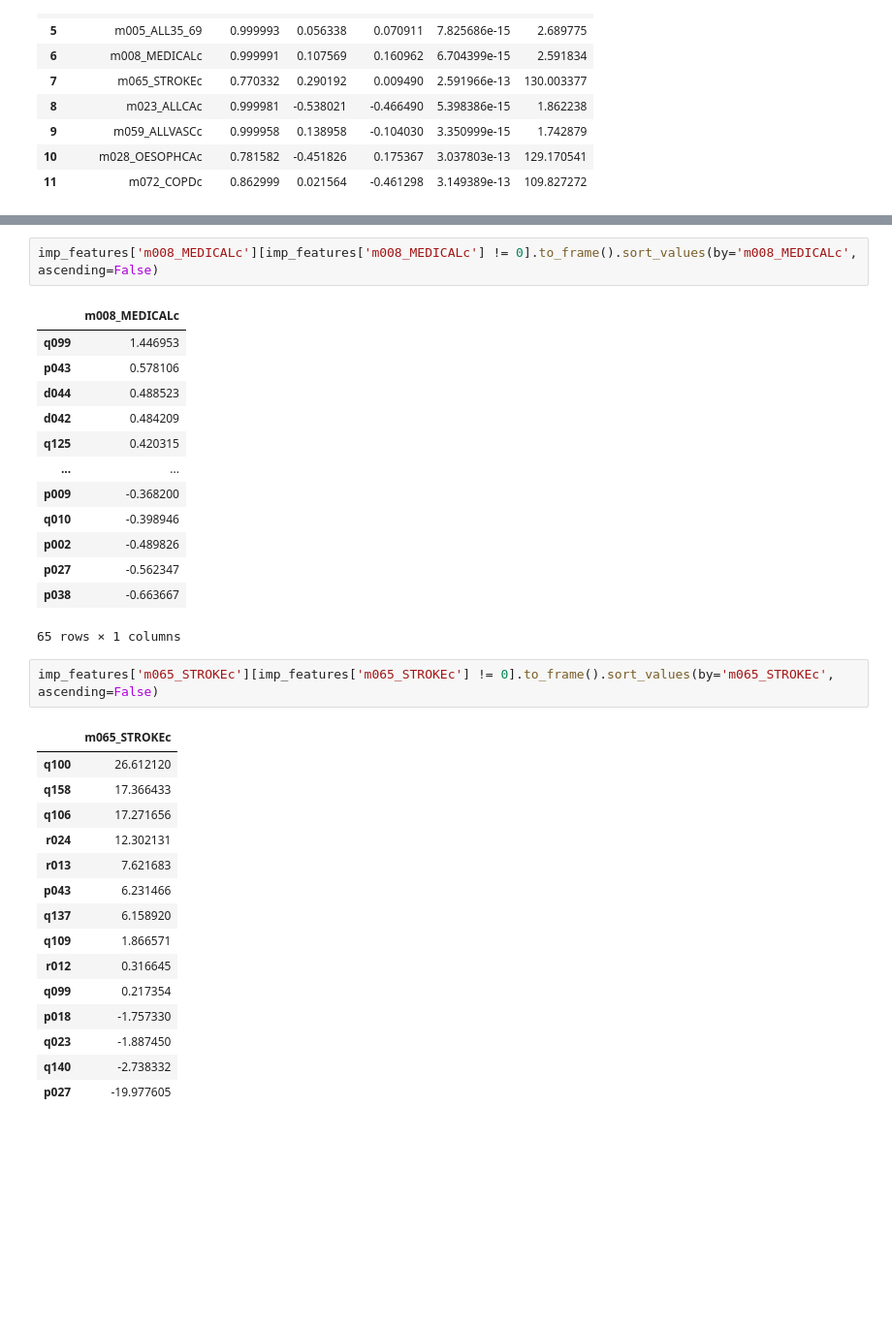
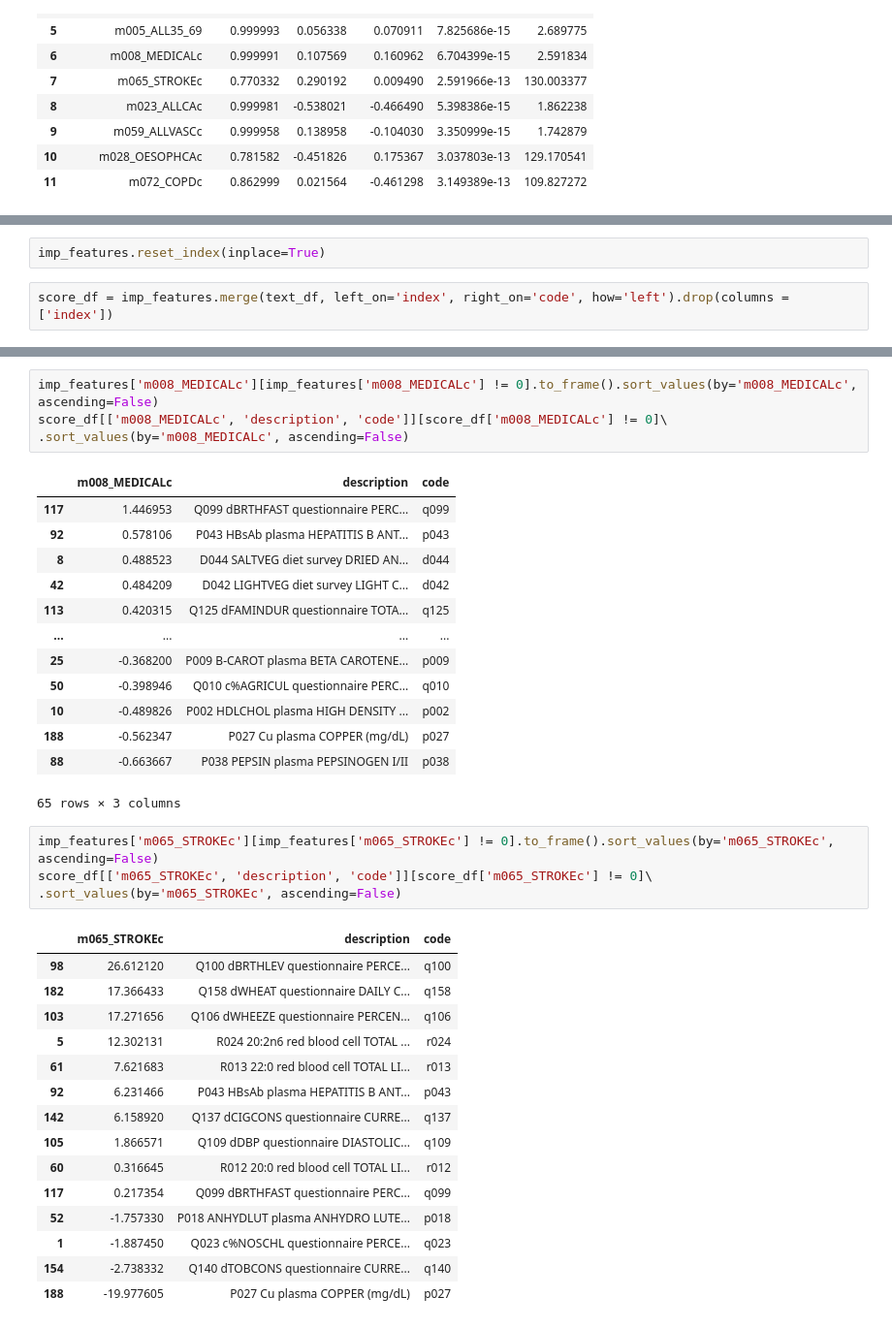
Before and after one commit to colbytse/community_health_project, a Jupyter notebook: modeling-ct.ipynb, the cells around one changed output, grey strips where cells are left out. Shown at 97% size. Saved outputs shown, nothing was run; the diff lists cells and outputs as text; blank space fills up the shorter version.

```diff
--- a/modeling-ct.ipynb
+++ b/modeling-ct.ipynb
@@ -386,0 +378,4 @@ imp_features['m010_NONMEDc'][imp_features['m010_NONMEDc'] != 0].to_frame().sort_
+# %%
+imp_features.reset_index(inplace=True)
+# %%
+score_df = imp_features.merge(text_df, left_on='index', right_on='code', how='left').drop(columns = ['index'])
@@ -403,36 +407,40 @@ imp_features['m005_ALL35_69'][imp_features['m005_ALL35_69'] != 0].to_frame().sor
 # %%
 imp_features['m008_MEDICALc'][imp_features['m008_MEDICALc'] != 0].to_frame().sort_values(by='m008_MEDICALc', ascending=False)
+score_df[['m008_MEDICALc', 'description', 'code']][score_df['m008_MEDICALc'] != 0]\
+.sort_values(by='m008_MEDICALc', ascending=False)
 # %% [output]
-|  | m008_MEDICALc |
-| q099 | 1.446953 |
-| p043 | 0.578106 |
-| d044 | 0.488523 |
-| d042 | 0.484209 |
-| q125 | 0.420315 |
-| ... | ... |
-| p009 | -0.368200 |
-| q010 | -0.398946 |
-| p002 | -0.489826 |
-| p027 | -0.562347 |
-| p038 | -0.663667 |
+|  | m008_MEDICALc | description | code |
+| 117 | 1.446953 | Q099 dBRTHFAST questionnaire PERC... | q099 |
+| 92 | 0.578106 | P043 HBsAb plasma HEPATITIS B ANT... | p043 |
+| 8 | 0.488523 | D044 SALTVEG diet survey DRIED AN... | d044 |
+| 42 | 0.484209 | D042 LIGHTVEG diet survey LIGHT C... | d042 |
+| 113 | 0.420315 | Q125 dFAMINDUR questionnaire TOTA... | q125 |
+| ... | ... | ... | ... |
+| 25 | -0.368200 | P009 B-CAROT plasma BETA CAROTENE... | p009 |
+| 50 | -0.398946 | Q010 c%AGRICUL questionnaire PERC... | q010 |
+| 10 | -0.489826 | P002 HDLCHOL plasma HIGH DENSITY ... | p002 |
+| 188 | -0.562347 | P027 Cu plasma COPPER (mg/dL) | p027 |
+| 88 | -0.663667 | P038 PEPSIN plasma PEPSINOGEN I/II | p038 |
-65 rows × 1 columns
+65 rows × 3 columns
 # %%
 imp_features['m065_STROKEc'][imp_features['m065_STROKEc'] != 0].to_frame().sort_values(by='m065_STROKEc', ascending=False)
+score_df[['m065_STROKEc', 'description', 'code']][score_df['m065_STROKEc'] != 0]\
+.sort_values(by='m065_STROKEc', ascending=False)
 # %% [output]
-|  | m065_STROKEc |
-| q100 | 26.612120 |
-| q158 | 17.366433 |
-| q106 | 17.271656 |
-| r024 | 12.302131 |
-| r013 | 7.621683 |
-| p043 | 6.231466 |
-| q137 | 6.158920 |
-| q109 | 1.866571 |
-| r012 | 0.316645 |
-| q099 | 0.217354 |
-| p018 | -1.757330 |
-| q023 | -1.887450 |
-| q140 | -2.738332 |
-| p027 | -19.977605 |
+|  | m065_STROKEc | description | code |
+| 98 | 26.612120 | Q100 dBRTHLEV questionnaire PERCE... | q100 |
+| 182 | 17.366433 | Q158 dWHEAT questionnaire DAILY C... | q158 |
+| 103 | 17.271656 | Q106 dWHEEZE questionnaire PERCEN... | q106 |
+| 5 | 12.302131 | R024 20:2n6 red blood cell TOTAL ... | r024 |
+| 61 | 7.621683 | R013 22:0 red blood cell TOTAL LI... | r013 |
+| 92 | 6.231466 | P043 HBsAb plasma HEPATITIS B ANT... | p043 |
+| 142 | 6.158920 | Q137 dCIGCONS questionnaire CURRE... | q137 |
+| 105 | 1.866571 | Q109 dDBP questionnaire DIASTOLIC... | q109 |
+| 60 | 0.316645 | R012 20:0 red blood cell TOTAL LI... | r012 |
+| 117 | 0.217354 | Q099 dBRTHFAST questionnaire PERC... | q099 |
+| 52 | -1.757330 | P018 ANHYDLUT plasma ANHYDRO LUTE... | p018 |
+| 1 | -1.887450 | Q023 c%NOSCHL questionnaire PERCE... | q023 |
+| 154 | -2.738332 | Q140 dTOBCONS questionnaire CURRE... | q140 |
+| 188 | -19.977605 | P027 Cu plasma COPPER (mg/dL) | p027 |
 # %%
 imp_features['m023_ALLCAc'][imp_features['m023_ALLCAc'] != 0].to_frame().sort_values(by='m023_ALLCAc', ascending=False)
```
Also changed, not shown: parts of 11 cells of this notebook.
